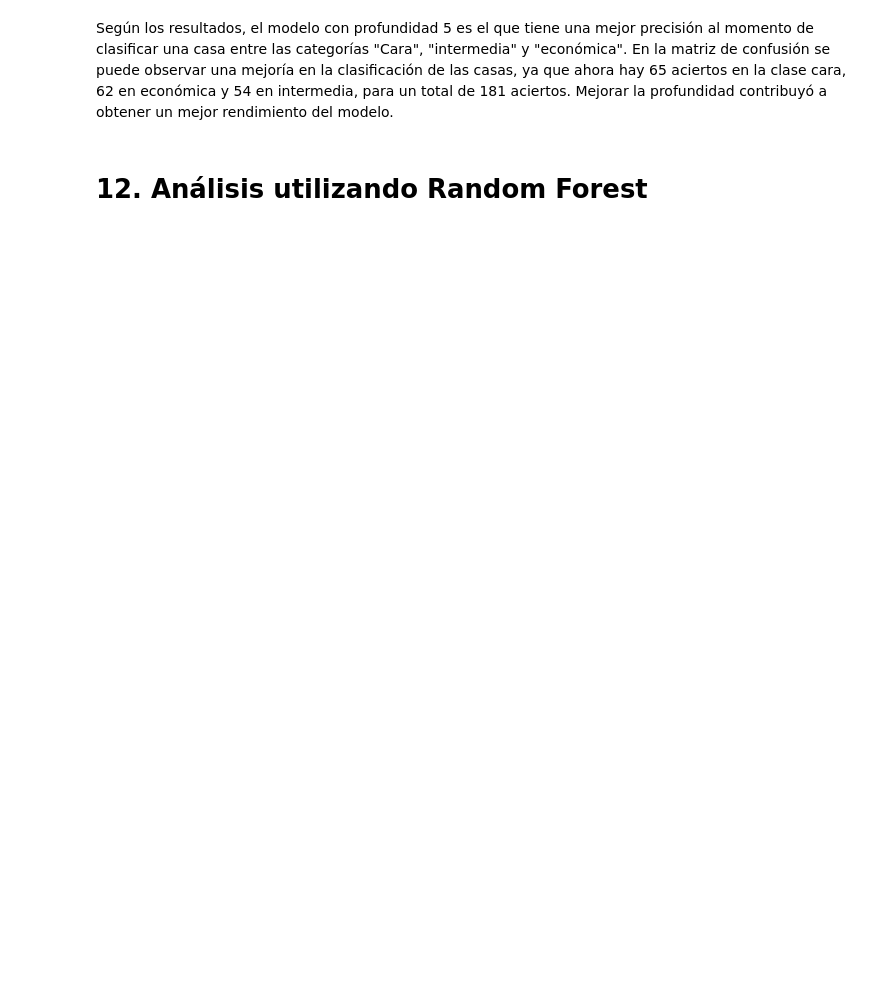
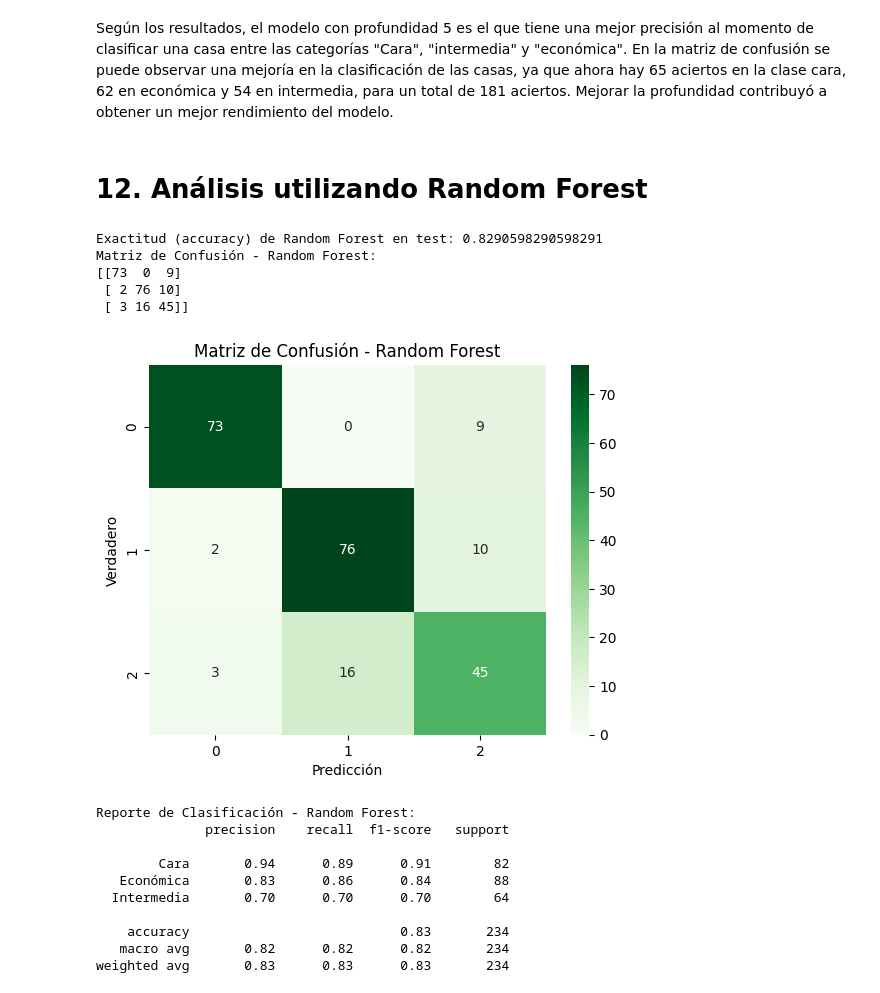
Before and after one commit to HanseLopez99/Arboles-De-Decision-Data-Mining, a Jupyter notebook: proyecto2.ipynb, the cells around one changed output. Saved outputs shown, nothing was run; the diff lists cells and outputs as text; code cells hidden in the pictures; blank space fills up the shorter version.

Commit message:
feat: Add random forest

```diff
--- a/proyecto2.ipynb
+++ b/proyecto2.ipynb
@@ -1186,3 +1186,55 @@ plt.show()
 Según los resultados, el modelo con profundidad 5 es el que tiene una mejor precisión al momento de clasificar una casa entre las categorías "Cara", "intermedia" y "económica". En la matriz de confusión se puede observar una mejoría en la clasificación de las casas, ya que ahora hay 65 aciertos en la clase cara, 62 en económica y 54 en intermedia, para un total de 181 aciertos. Mejorar la profundidad contribuyó a obtener un mejor rendimiento del modelo.
 # %% [markdown]
 # 12. Análisis utilizando Random Forest
+# %%
+# ===========================================
+# 12. Random Forest para clasificación (corregido)
+# ===========================================
+from sklearn.ensemble import RandomForestClassifier
+from sklearn.metrics import accuracy_score, confusion_matrix, classification_report
+
+# Entrenamos un RandomForestClassifier
+rf_clf = RandomForestClassifier(n_estimators=100, random_state=42)
+rf_clf.fit(X_train_clf, y_train_clf)
+
+# Predicción sobre el test
+y_pred_rf = rf_clf.predict(X_test_clf)
+
+# Exactitud del Random Forest
+accuracy_rf = accuracy_score(y_test_clf, y_pred_rf)
+print("Exactitud (accuracy) de Random Forest en test:", accuracy_rf)
+
+# Matriz de confusión para Random Forest
+cm_rf = confusion_matrix(y_test_clf, y_pred_rf)
+print("Matriz de Confusión - Random Forest:")
+print(cm_rf)
+
+# Visualización de la matriz
+import seaborn as sns
+sns.heatmap(cm_rf, annot=True, fmt='d', cmap='Greens')
+plt.title("Matriz de Confusión - Random Forest")
+plt.xlabel("Predicción")
+plt.ylabel("Verdadero")
+plt.show()
+
+# Reporte de clasificación
+report_rf = classification_report(y_test_clf, y_pred_rf)
+print("Reporte de Clasificación - Random Forest:")
+print(report_rf)
+# %% [output]
+Exactitud (accuracy) de Random Forest en test: 0.8290598290598291
+Matriz de Confusión - Random Forest:
+[[73  0  9]
+ [ 2 76 10]
+ [ 3 16 45]]
+[figure, added]
+Reporte de Clasificación - Random Forest:
+              precision    recall  f1-score   support
+
+        Cara       0.94      0.89      0.91        82
+   Económica       0.83      0.86      0.84        88
+  Intermedia       0.70      0.70      0.70        64
+
+    accuracy                           0.83       234
+   macro avg       0.82      0.82      0.82       234
+weighted avg       0.83      0.83      0.83       234
```
